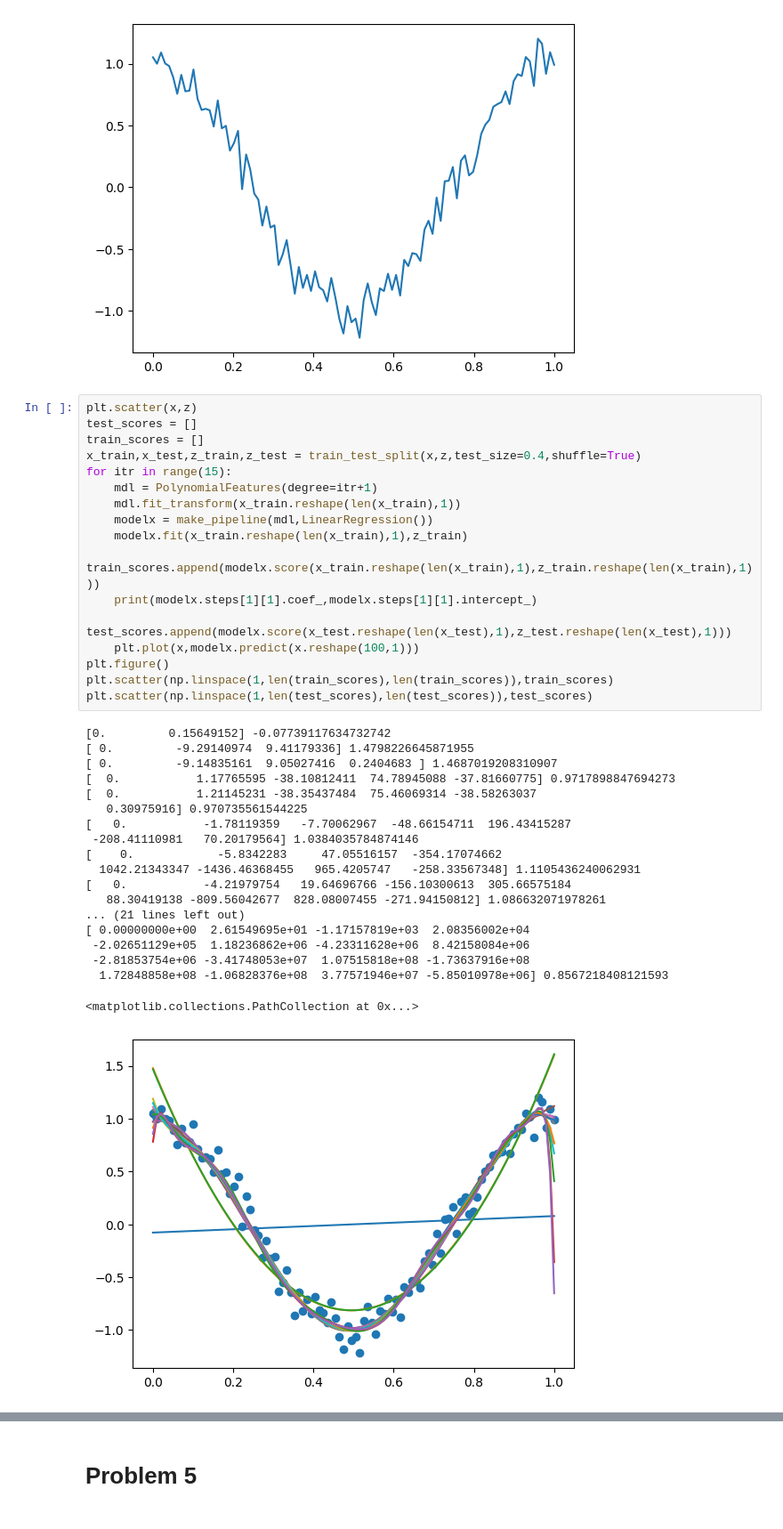
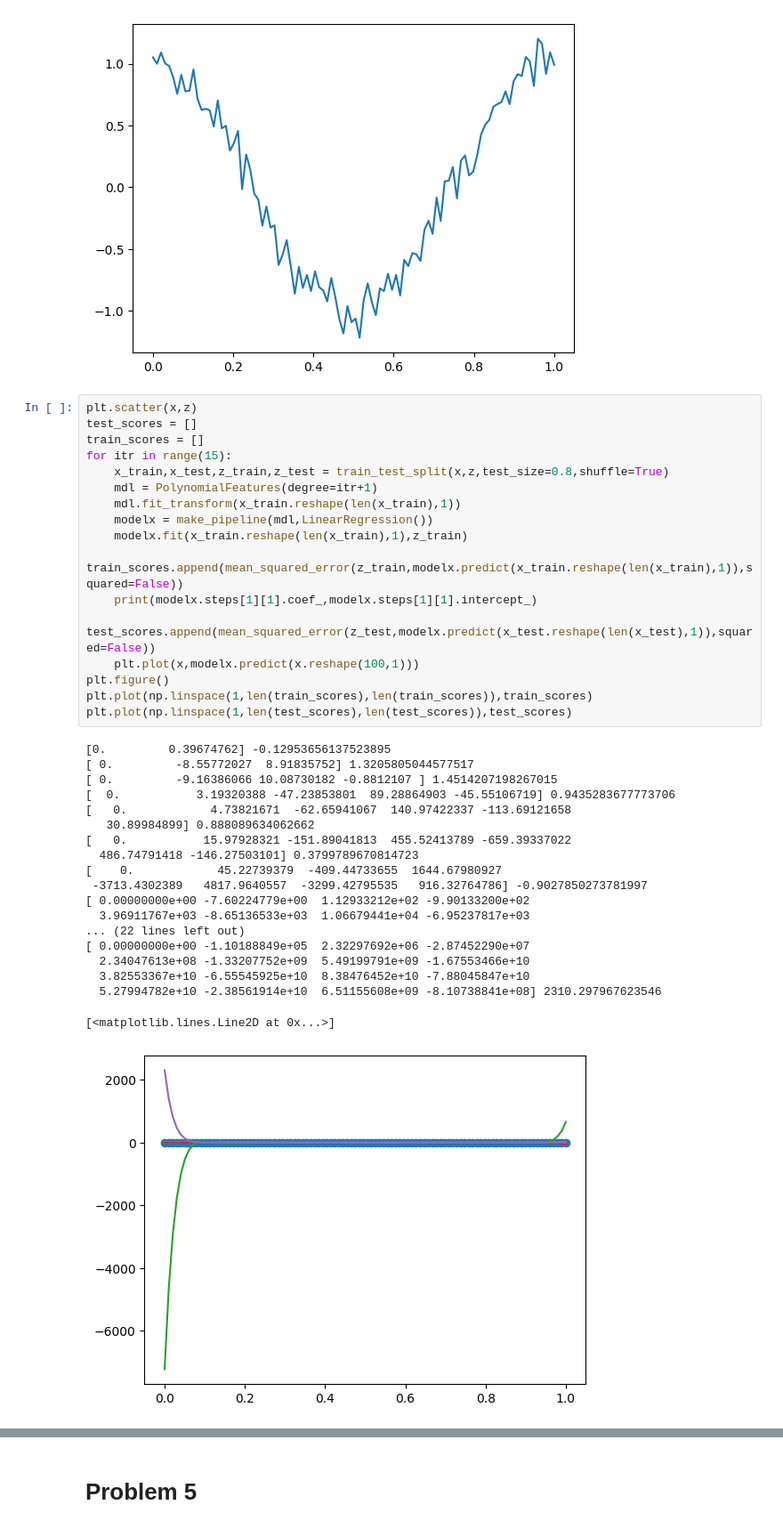
Before and after one commit to omiksave/MAE551, a Jupyter notebook: HW1.ipynb, the cells around one changed output, grey strips where cells are left out. Shown: that part at 89% size. Cells and saved outputs as stored; diff of their text form.

```diff
--- a/HW1.ipynb
+++ b/HW1.ipynb
@@ -26,37 +29,37 @@ plt.plot(x,z)
 # %%
 plt.scatter(x,z)
 test_scores = []
 train_scores = []
-x_train,x_test,z_train,z_test = train_test_split(x,z,test_size=0.4,shuffle=True)
 for itr in range(15):
+    x_train,x_test,z_train,z_test = train_test_split(x,z,test_size=0.8,shuffle=True)
     mdl = PolynomialFeatures(degree=itr+1)
     mdl.fit_transform(x_train.reshape(len(x_train),1))
     modelx = make_pipeline(mdl,LinearRegression())
     modelx.fit(x_train.reshape(len(x_train),1),z_train)
-    train_scores.append(modelx.score(x_train.reshape(len(x_train),1),z_train.reshape(len(x_train),1)))
+    train_scores.append(mean_squared_error(z_train,modelx.predict(x_train.reshape(len(x_train),1)),squared=False))
     print(modelx.steps[1][1].coef_,modelx.steps[1][1].intercept_)
-    test_scores.append(modelx.score(x_test.reshape(len(x_test),1),z_test.reshape(len(x_test),1)))
+    test_scores.append(mean_squared_error(z_test,modelx.predict(x_test.reshape(len(x_test),1)),squared=False))
     plt.plot(x,modelx.predict(x.reshape(100,1)))
 plt.figure()
-plt.scatter(np.linspace(1,len(train_scores),len(train_scores)),train_scores)
-plt.scatter(np.linspace(1,len(test_scores),len(test_scores)),test_scores)
+plt.plot(np.linspace(1,len(train_scores),len(train_scores)),train_scores)
+plt.plot(np.linspace(1,len(test_scores),len(test_scores)),test_scores)
 # %% [output]
-[0.         0.15649152] -0.07739117634732742
-[ 0.         -9.29140974  9.41179336] 1.4798226645871955
-[ 0.         -9.14835161  9.05027416  0.2404683 ] 1.4687019208310907
-[  0.           1.17765595 -38.10812411  74.78945088 -37.81660775] 0.9717898847694273
-[  0.           1.21145231 -38.35437484  75.46069314 -38.58263037
-   0.30975916] 0.970735561544225
-[   0.           -1.78119359   -7.70062967  -48.66154711  196.43415287
- -208.41110981   70.20179564] 1.0384035784874146
-[    0.            -5.8342283     47.05516157  -354.17074662
-  1042.21343347 -1436.46368455   965.4205747   -258.33567348] 1.1105436240062931
-[   0.           -4.21979754   19.64696766 -156.10300613  305.66575184
-   88.30419138 -809.56042677  828.08007455 -271.94150812] 1.086632071978261
-... (21 lines left out)
-[ 0.00000000e+00  2.61549695e+01 -1.17157819e+03  2.08356002e+04
- -2.02651129e+05  1.18236862e+06 -4.23311628e+06  8.42158084e+06
- -2.81853754e+06 -3.41748053e+07  1.07515818e+08 -1.73637916e+08
-  1.72848858e+08 -1.06828376e+08  3.77571946e+07 -5.85010978e+06] 0.8567218408121593
+[0.         0.39674762] -0.12953656137523895
+[ 0.         -8.55772027  8.91835752] 1.3205805044577517
+[ 0.         -9.16386066 10.08730182 -0.8812107 ] 1.4514207198267015
+[  0.           3.19320388 -47.23853801  89.28864903 -45.55106719] 0.9435283677773706
+[   0.            4.73821671  -62.65941067  140.97422337 -113.69121658
+   30.89984899] 0.888089634062662
+[   0.           15.97928321 -151.89041813  455.52413789 -659.39337022
+  486.74791418 -146.27503101] 0.3799789670814723
+[    0.            45.22739379  -409.44733655  1644.67980927
+ -3713.4302389   4817.9640557  -3299.42795535   916.32764786] -0.9027850273781997
+[ 0.00000000e+00 -7.60224779e+00  1.12933212e+02 -9.90133200e+02
+  3.96911767e+03 -8.65136533e+03  1.06679441e+04 -6.95237817e+03
+... (22 lines left out)
+[ 0.00000000e+00 -1.10188849e+05  2.32297692e+06 -2.87452290e+07
+  2.34047613e+08 -1.33207752e+09  5.49199791e+09 -1.67553466e+10
+  3.82553367e+10 -6.55545925e+10  8.38476452e+10 -7.88045847e+10
+  5.27994782e+10 -2.38561914e+10  6.51155608e+09 -8.10738841e+08] 2310.297967623546
-<matplotlib.collections.PathCollection at 0x...>
+[<matplotlib.lines.Line2D at 0x...>]
-[figure, old version]
+[figure, new version]
```
Also changed, not shown: parts of 5 cells of this notebook.
